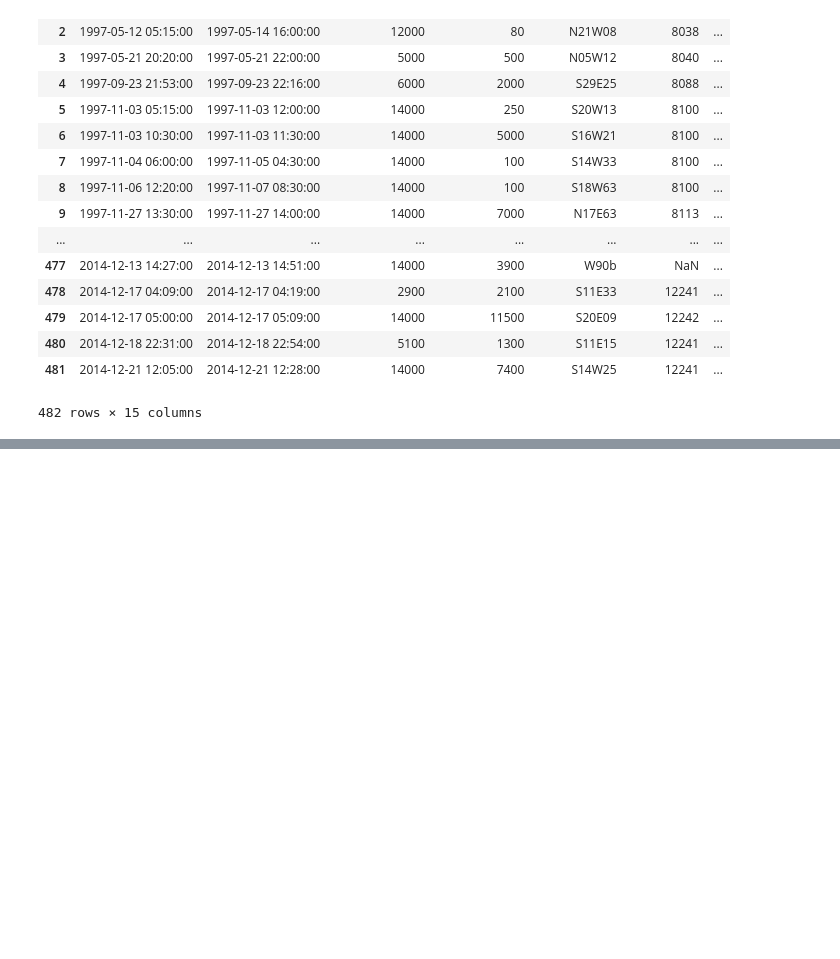
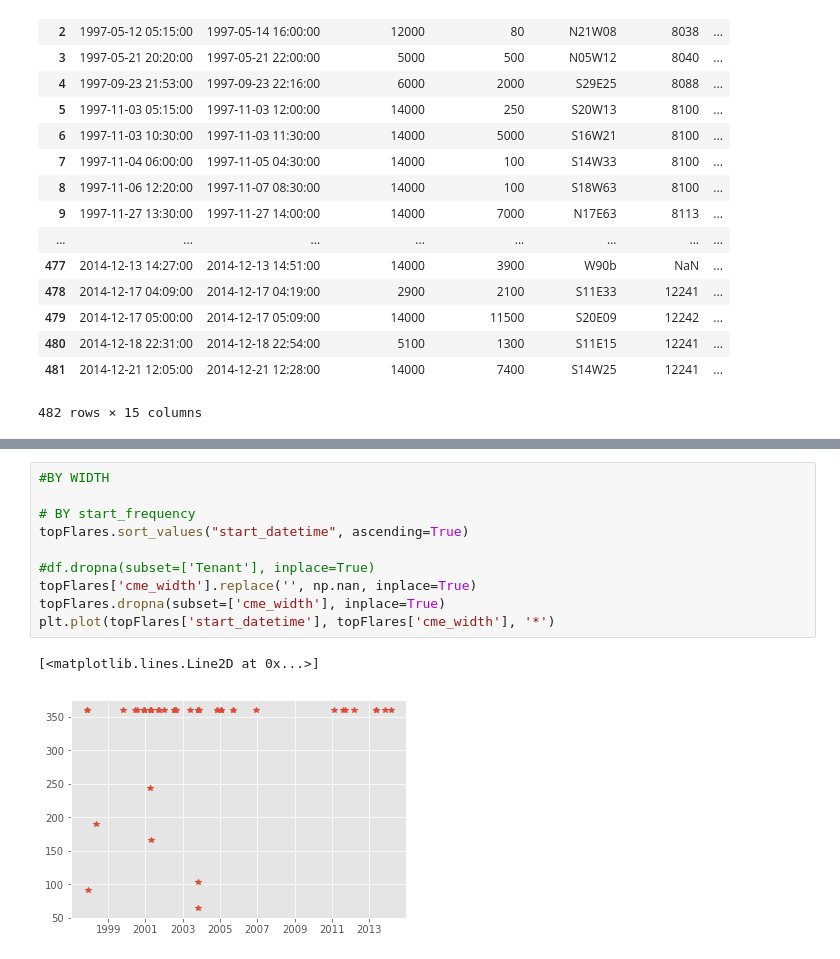
Before and after one commit to mhipona/cmsc320-mhipona, a Jupyter notebook: project1/Project1.ipynb, the cells around one changed output, grey strips where cells are left out. Cells and saved outputs as stored; diff of their text form; blank space fills up the shorter version.

```diff
--- a/project1/Project1.ipynb
+++ b/project1/Project1.ipynb
@@ -334,0 +356,13 @@ out_table1
+# %%
+#BY WIDTH
+
+# BY start_frequency
+topFlares.sort_values("start_datetime", ascending=True)
+
+#df.dropna(subset=['Tenant'], inplace=True)
+topFlares['cme_width'].replace('', np.nan, inplace=True)
+topFlares.dropna(subset=['cme_width'], inplace=True)
+plt.plot(topFlares['start_datetime'], topFlares['cme_width'], '*')
+# %% [output]
+[<matplotlib.lines.Line2D at 0x...>]
+[figure, added]
```
Also changed, not shown: parts of 3 cells of this notebook.
